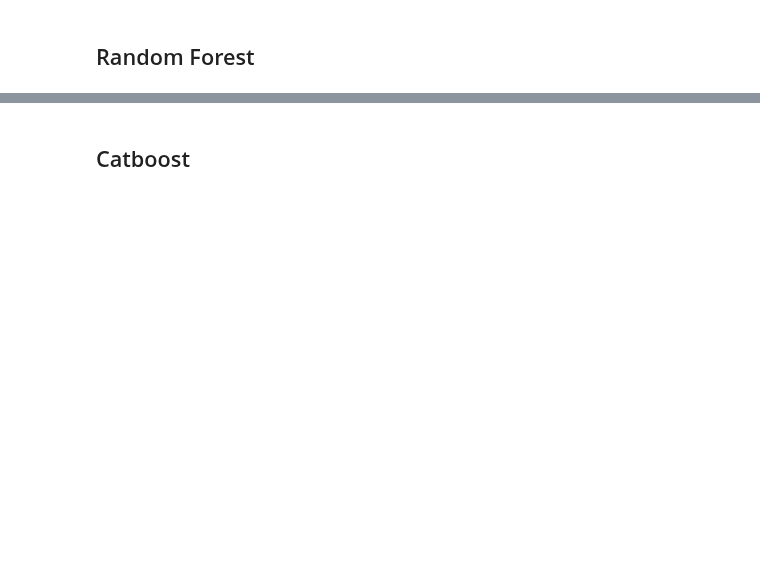
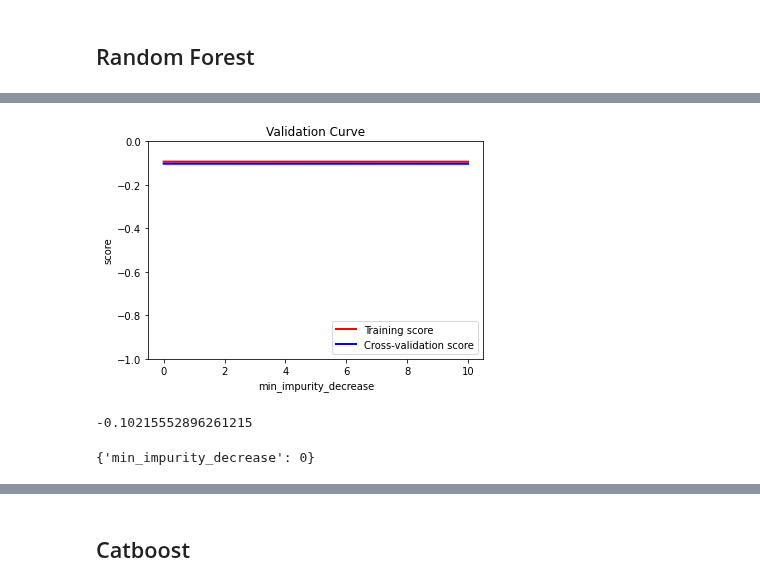
Before and after one commit to helmigsimon/EPFL-Capstone-Project, a Jupyter notebook: 04-Modelling.ipynb, the cells around one changed output, grey strips where cells are left out. Cells and saved outputs as stored; diff of their text form; code cells hidden in the pictures; blank space fills up the shorter version.

```diff
--- a/04-Modelling.ipynb
+++ b/04-Modelling.ipynb
@@ -405,18 +379,39 @@ from cuml import RandomForestRegressor
 # %%
-random_forest_pipe = Pipeline([
+random_forest_preprocessing_pipe = Pipeline([
     ('running_time_imputer',RunningTimeImputer('running_time','number_of_tracks')),
     ('leave_one_out_encoding', LeaveOneOutEncoder(cols=['artist','label','format_text','format_name','master_id'])),
     ('reduce_indicators', IndicatorReducer(indicators=column_store._indicator,algorithm=UMAP,components=40)),
     ('record_store_column_remover', ColumnRemover(record_store_random_forest_removal_columns)),
-    ('cast_to_32', FunctionTransformer(func=lambda x: x.values.astype(np.float32))),
-    ('random_forest', GridSearchCV(
-        RandomForestRegressor(seed=0,accuracy_metric='mean_ae',n_bins=20,split_criterion=3,max_depth=12,n_estimators=100),
+    ('cast_to_32', FunctionTransformer(func=lambda x: x.values.astype(np.float32)))
+])
+
+random_forest = RandomForestRegressor(
+      seed=0,
+      rows_sample=0.1,
+      n_estimators=100,
+      n_bins=25,
+      split_criterion=2,
+      max_depth=20,
+      max_features='auto',
+      min_rows_per_node=2,
+      min_impurity_decrease=0
+  )
+
+random_forest_search_pipe = Pipeline([
+    ('preprocessing',random_forest_preprocessing_pipe),
+    ('grid_search', GridSearchCV(
+        random_forest,
         cv=KFold(n_splits=5,shuffle=True),
         param_grid={
-            'n_bins': np.linspace(75,100,5).astype(int),
         },
         verbose=50,
         scoring='neg_mean_absolute_error',
         n_jobs=-1,
+        return_train_score=True
     ))
 ])
+
+random_forest_pipe = Pipeline([
+    ('preprocessing',random_forest_preprocessing_pipe),
+    ('random_forest',random_forest)
+])
@@ -426,0 +418,2 @@ y_tr_sample = df_sample['market_value']
+# %%
+random_forest_search_pipe.fit(X_tr,np.log(y_tr).values.astype(np.float32))
@@ -427 +458,14 @@ y_tr_sample = df_sample['market_value']
+# %%
+random_forest_plotter = GridSearchPlotter(random_forest_search_pipe['grid_search'])
+random_forest_plotter.plot_validation_curve(parameter='min_impurity_decrease',ylim=(-1,0))
+# %% [output]
+[figure, added]
+# %%
+random_forest_search_pipe['grid_search'].best_score_
+# %% [output]
+-0.10215552896261215
+# %%
+random_forest_search_pipe['grid_search'].best_params_
+# %% [output]
+{'min_impurity_decrease': 0}
 # %%
```
Also changed, not shown: parts of 52 cells of this notebook.
